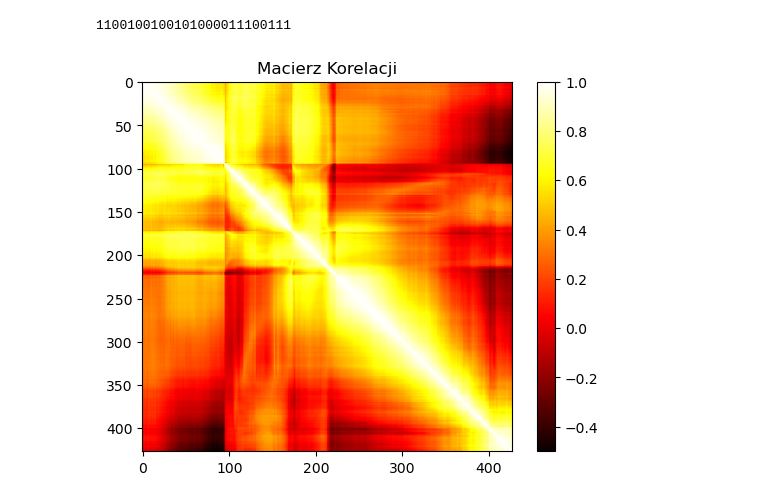
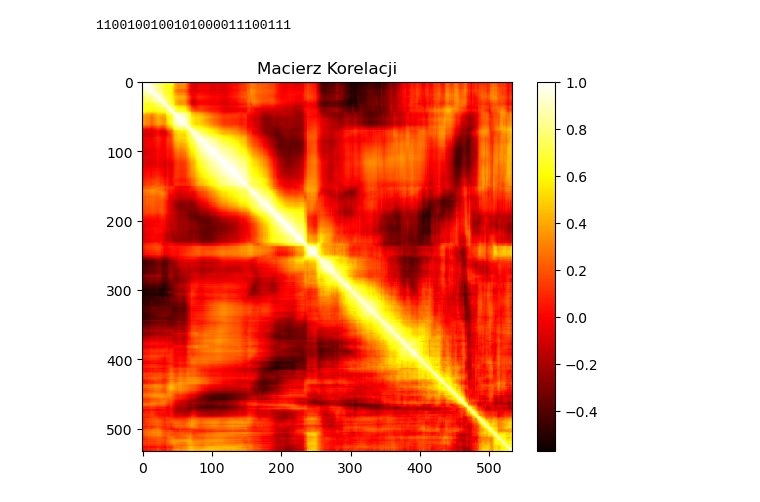
Before and after one commit to HubiPX/NOD, a Jupyter notebook: MK/Zadanie 2/Hubert_MK_2.ipynb, the cells around one changed output. Cells and saved outputs as stored; diff of their text form; code cells hidden in the pictures.

```diff
--- a/MK/Zadanie 2/Hubert_MK_2.ipynb
+++ b/MK/Zadanie 2/Hubert_MK_2.ipynb
@@ -30,31 +30,31 @@ print(bin_add(a, b))
 # %%
 import numpy as np
 import matplotlib.pyplot as plt
 from sklearn.decomposition import TruncatedSVD
 from skimage import io
 # Obliczanie korelacji obrazu z użyciem SVD
 # Załaduj obraz
-image_url = "costarica.jpg"  # przykladowy obrazu
+image_url = "6.webp"  # obraz z wariantu 6
 image = io.imread(image_url, as_gray=True)
 
 # Obliczanie macierzy korelacji
 corr_matrix = np.corrcoef(image)
 
 # Rozkład SVD
 svd = TruncatedSVD(n_components=2)  # Przykład rozkładu na 2 komponenty
 svd.fit(corr_matrix)
 
 # Zbiór macierzy U, Σ, V
 U = svd.components_.T  # Wektory własne wierszy
 V = svd.components_  # Wektory własne kolumn
 
 # Wizualizacja macierzy korelacji
 plt.imshow(corr_matrix, cmap='hot', interpolation='nearest')
 plt.colorbar()
 plt.title("Macierz Korelacji")
 plt.show()
 # %% [output]
-[figure, old version]
+[figure, new version]
 # %%
 #Wizualizacja wyników SVD i korelacji
 # Wizualizacja pierwszej składowej SVD
```
Also changed, not shown: parts of 1 cell of this notebook, 4 other files.
